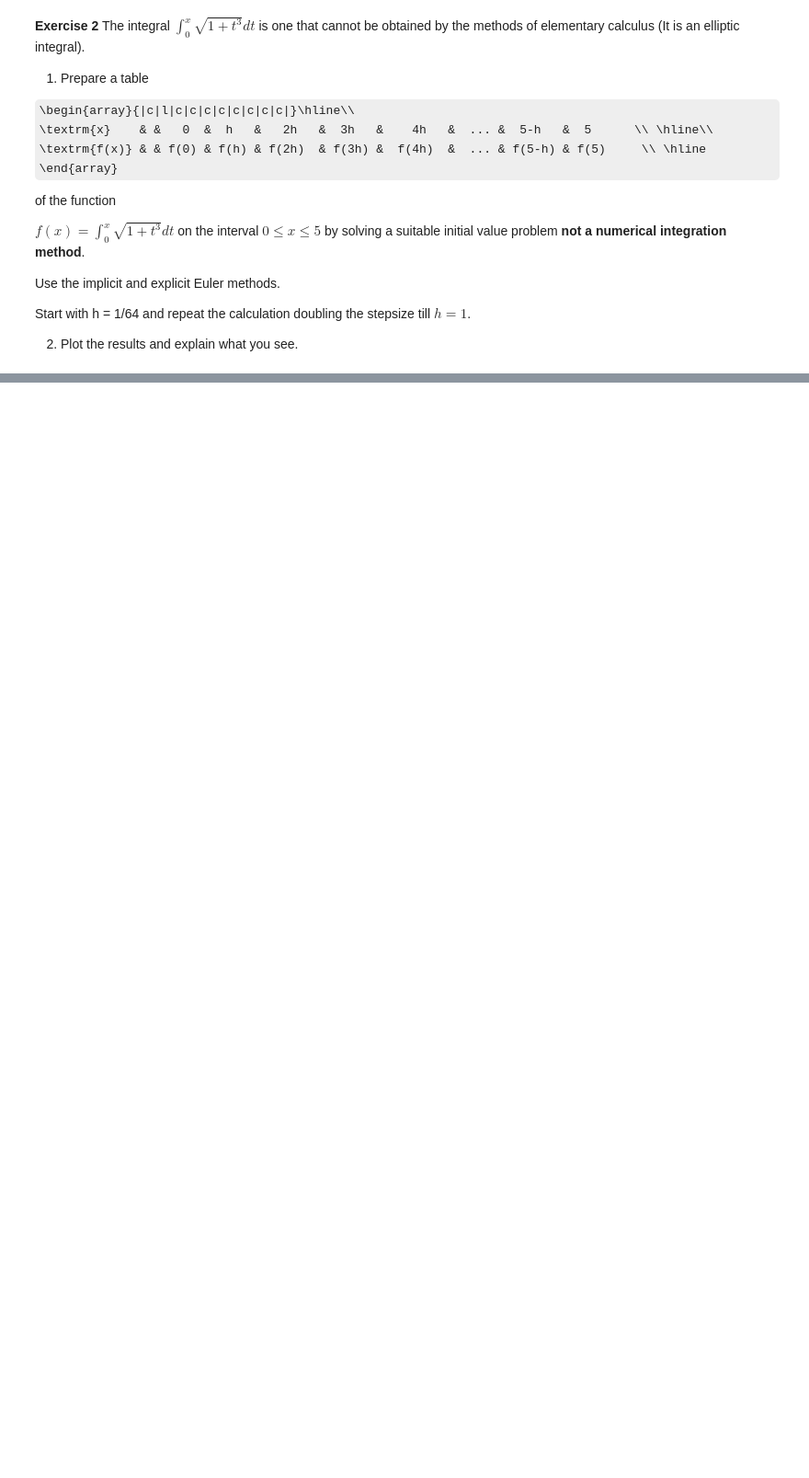
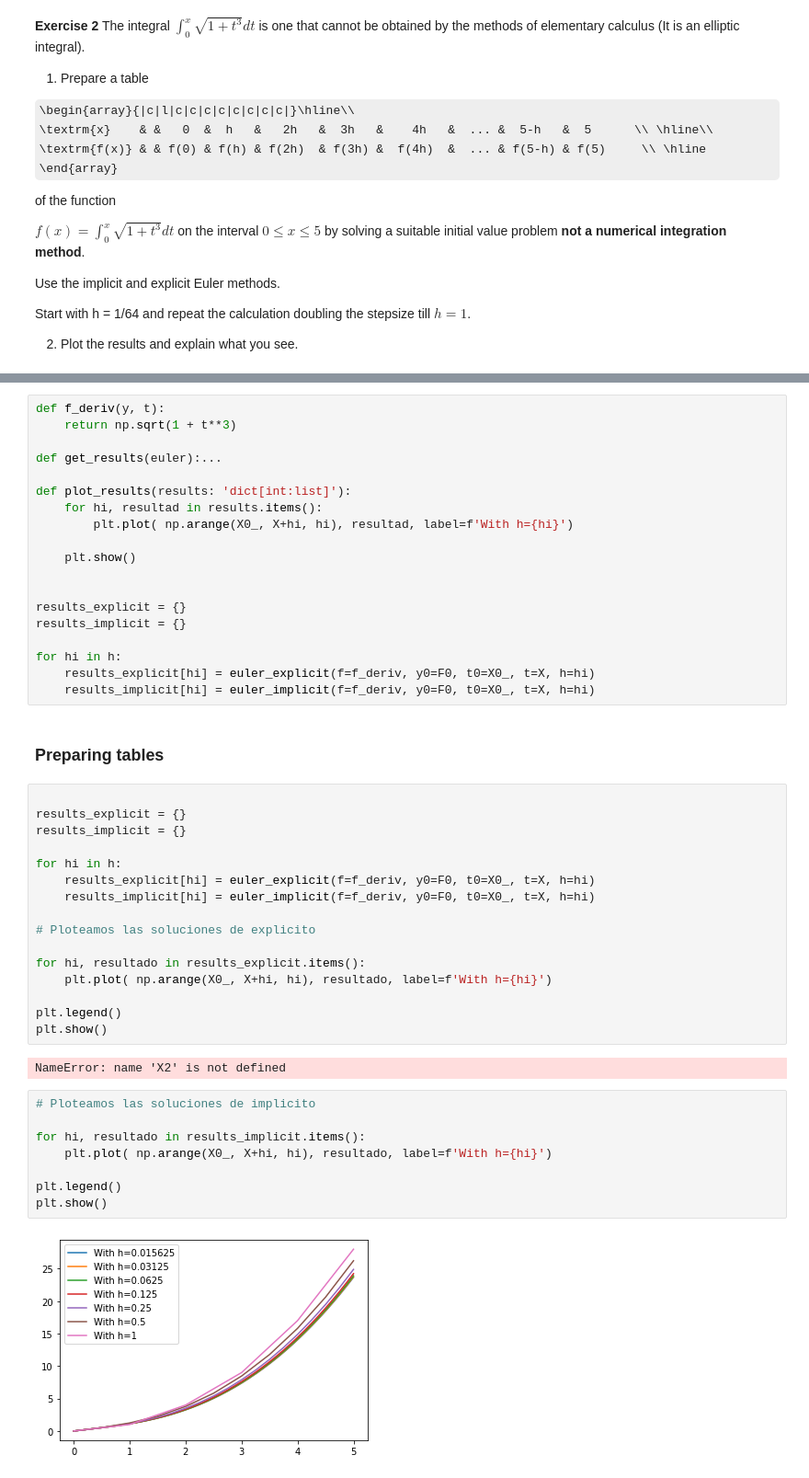
Before and after one commit to LuisGMM/UC3M-NUMERICAL-METHODS-Graded-Practice1, a Jupyter notebook: Graded_practice_1_21-22.ipynb, the cells around one changed output, grey strips where cells are left out. Shown: that part at 92% size. Cells and saved outputs as stored; diff of their text form; some formulas as TeX source; blank space fills up the shorter version.

```diff
--- a/Graded_practice_1_21-22.ipynb
+++ b/Graded_practice_1_21-22.ipynb
@@ -65,0 +447,49 @@ Start with h = 1/64 and repeat the calculation doubling the stepsize till $h=1$.
+# %%
+def f_deriv(y, t):
+    return np.sqrt(1 + t**3)
+
+def get_results(euler):...
+
+def plot_results(results: 'dict[int:list]'):
+    for hi, resultad in results.items():
+        plt.plot( np.arange(X0_, X+hi, hi), resultad, label=f'With h={hi}')
+
+    plt.show()
+
+
+results_explicit = {}
+results_implicit = {}
+
+for hi in h:
+    results_explicit[hi] = euler_explicit(f=f_deriv, y0=F0, t0=X0_, t=X, h=hi)
+    results_implicit[hi] = euler_implicit(f=f_deriv, y0=F0, t0=X0_, t=X, h=hi)
+# %% [markdown]
+### Preparing tables
+# %%
+
+results_explicit = {}
+results_implicit = {}
+
+for hi in h:
+    results_explicit[hi] = euler_explicit(f=f_deriv, y0=F0, t0=X0_, t=X, h=hi)
+    results_implicit[hi] = euler_implicit(f=f_deriv, y0=F0, t0=X0_, t=X, h=hi)
+
+# Ploteamos las soluciones de explicito
+
+for hi, resultado in results_explicit.items():
+    plt.plot( np.arange(X0_, X+hi, hi), resultado, label=f'With h={hi}')
+
+plt.legend()
+plt.show()
+# %% [output]
+NameError: name 'X2' is not defined
+# %%
+# Ploteamos las soluciones de implicito
+
+for hi, resultado in results_implicit.items():
+    plt.plot( np.arange(X0_, X+hi, hi), resultado, label=f'With h={hi}')
+
+plt.legend()
+plt.show()
+# %% [output]
+[figure, added]
```
Also changed, not shown: parts of 24 cells of this notebook.
